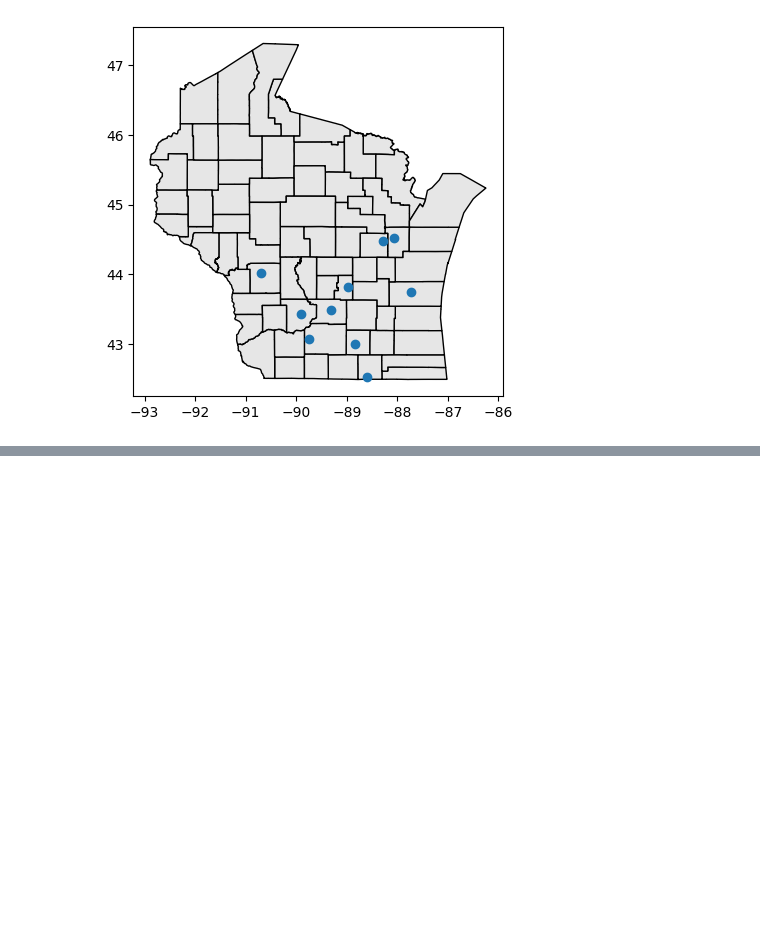
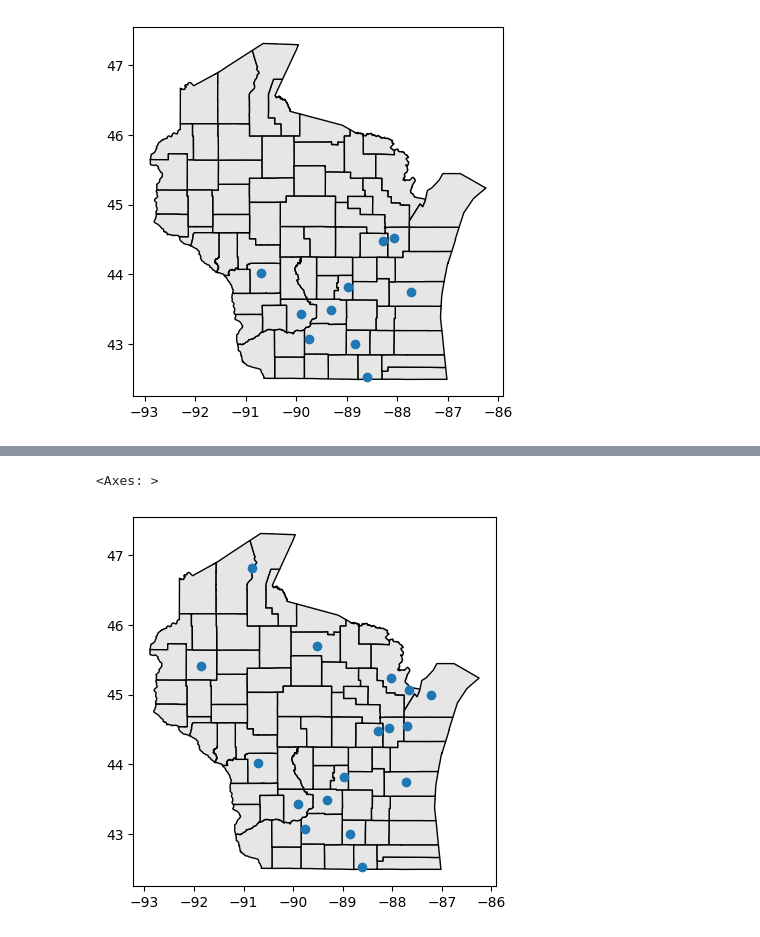
Before and after one commit to cs544-wisc/f23, a Jupyter notebook: lec/37-bq/lec1.ipynb, the cells around one changed output, grey strips where cells are left out. Saved outputs shown, nothing was run; the diff lists cells and outputs as text; code cells hidden in the pictures; blank space fills up the shorter version.

```diff
--- a/lec/37-bq/lec1.ipynb
+++ b/lec/37-bq/lec1.ipynb
@@ -236,0 +237,6 @@ wi_houses
+# %%
+ax = bq.query("SELECT county_geom FROM test1.wi").to_geodataframe().plot(color="0.9", edgecolor="k")
+wi_houses.plot(ax=ax)
+# %% [output]
+<Axes: >
+[figure, added]
```
Also changed, not shown: parts of 4 cells of this notebook, 3 other files.
